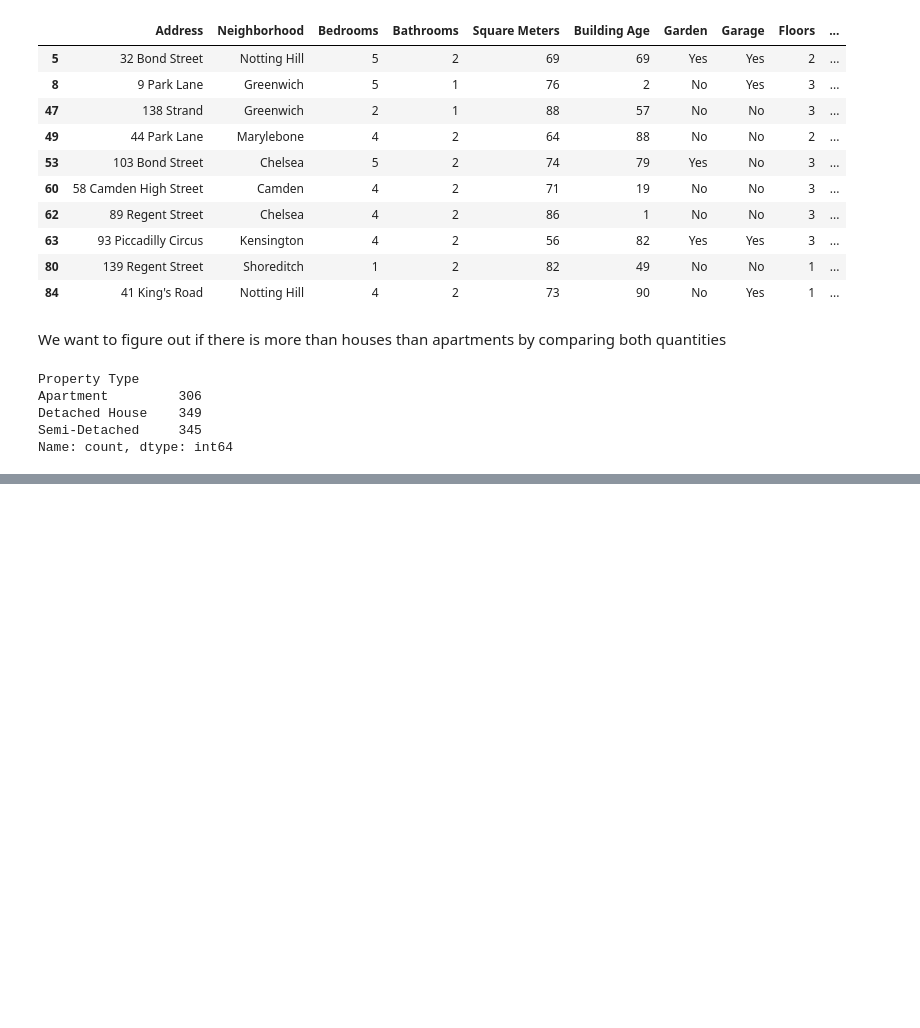
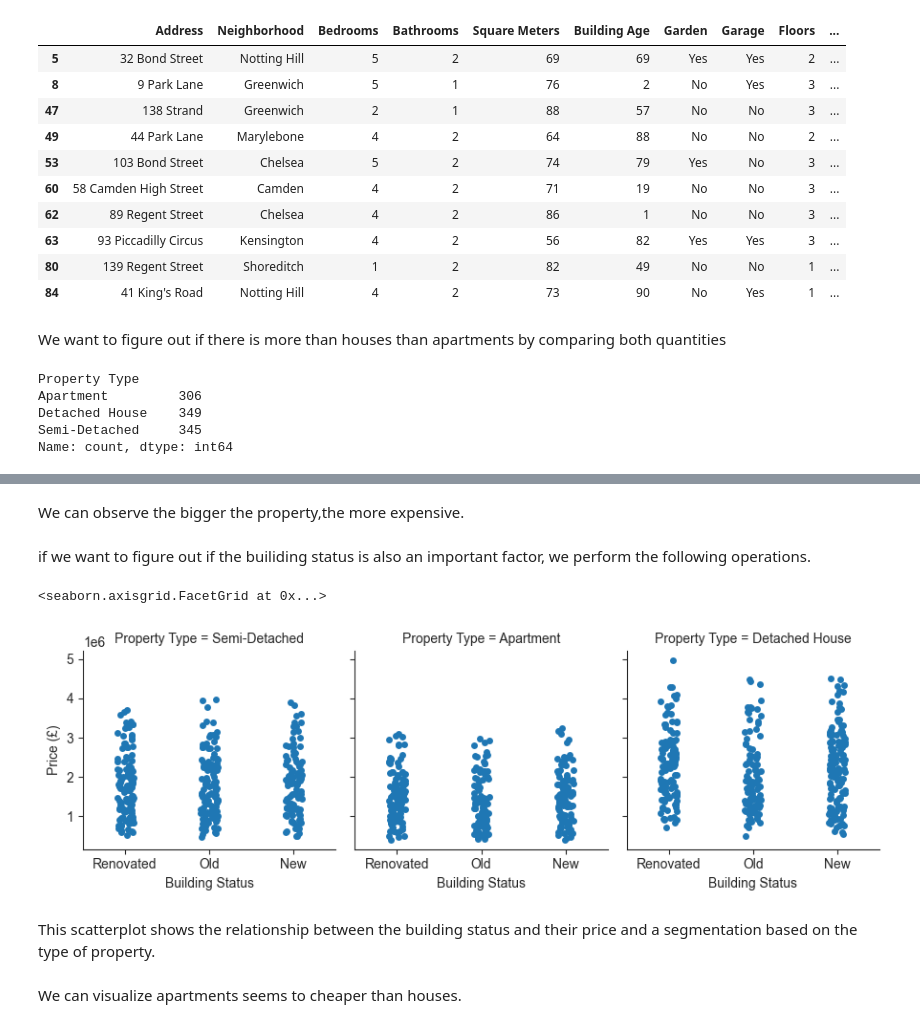
Before and after one commit to gas2345678/data_analysis-portfolio, a Jupyter notebook: Python/london_houses.ipynb, the cells around one changed output, grey strips where cells are left out. Drawn from its saved outputs; the diff is of its cells as text; code cells hidden in the pictures; blank space fills up the shorter version.

```diff
--- a/Python/london_houses.ipynb
+++ b/Python/london_houses.ipynb
@@ -78,0 +111,15 @@ sb.barplot(data=df,x="Property Type",hue="Property Type")
+# %% [markdown]
+We can observe the bigger the property,the more expensive.
+# %% [markdown]
+if we want to figure out if the builiding status is also an important factor, we perform the following operations.
+# %%
+sb.set_style("ticks")
+grid = sb.FacetGrid(df,col="Property Type")
+grid.map(sb.stripplot,"Building Status","Price (£)")
+# %% [output]
+<seaborn.axisgrid.FacetGrid at 0x...>
+[figure, added]
+# %% [markdown]
+This scatterplot shows the relationship between the building status and their price and a segmentation based on the type of property.
+# %% [markdown]
+We can visualize apartments seems to cheaper than houses.
```
Also changed, not shown: parts of 6 cells of this notebook.
